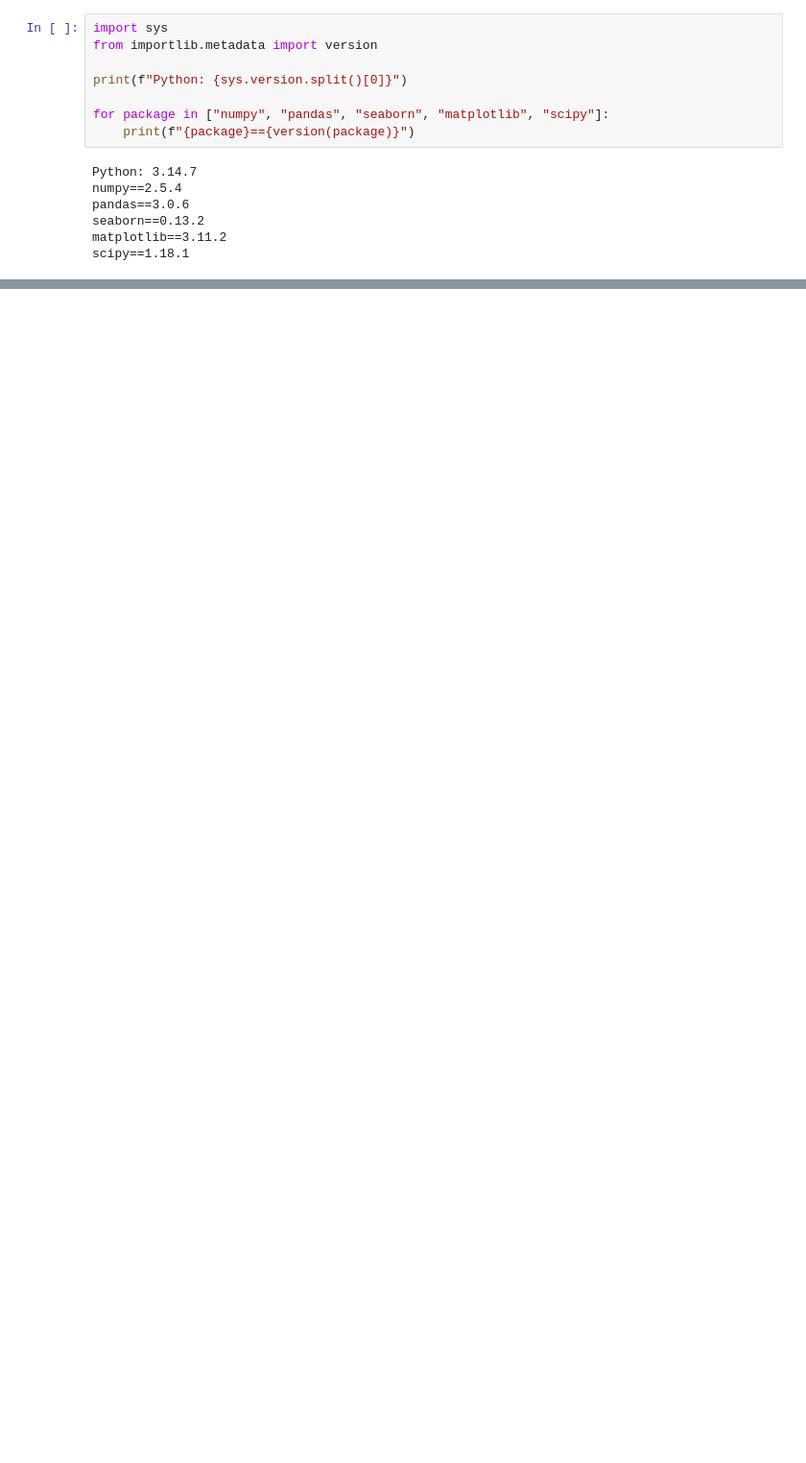
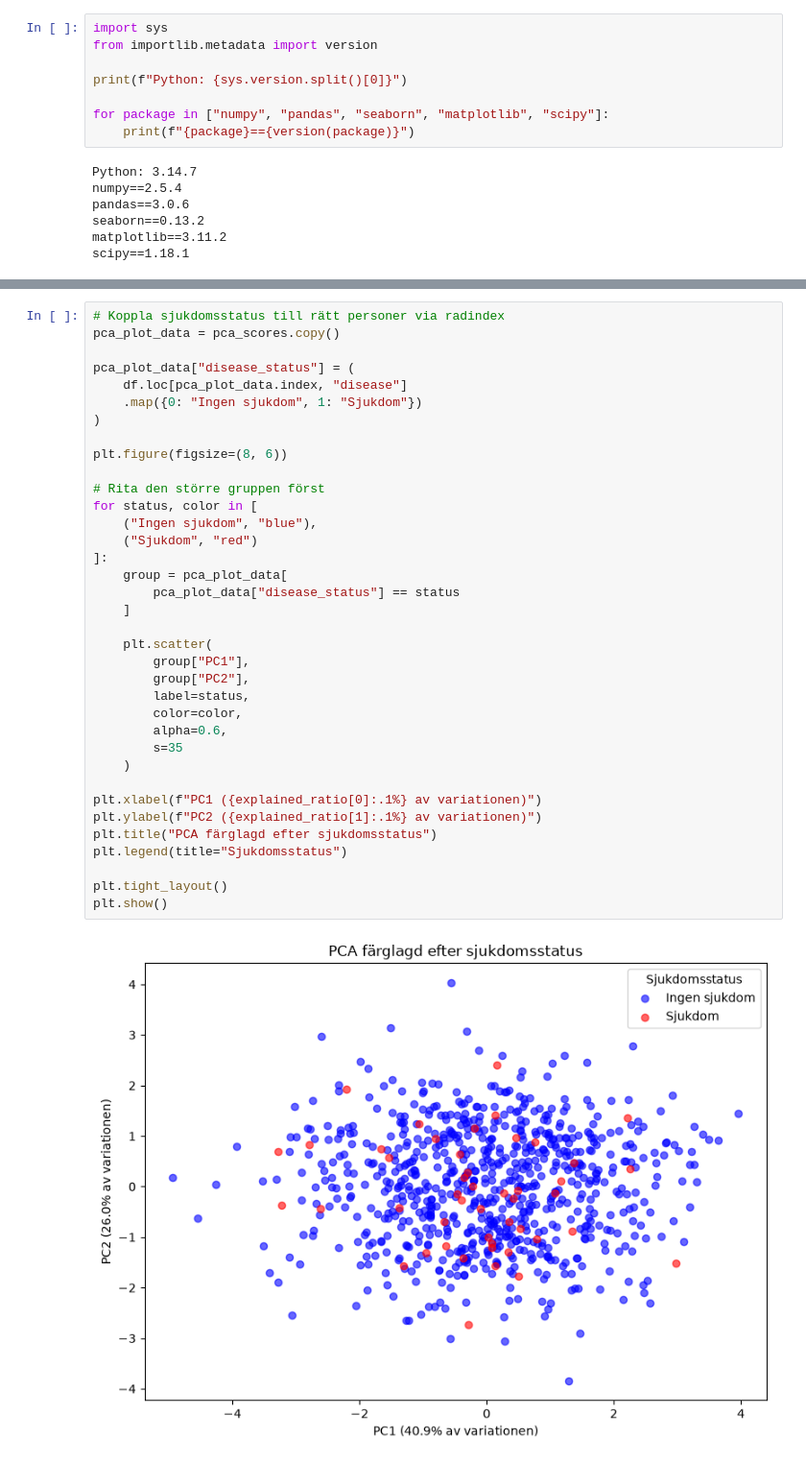
Before and after one commit to VicluUiB/statistisk-analys-halsodata_VictorLundstr-m, a Jupyter notebook: analys.ipynb, the cells around one changed output, grey strips where cells are left out. Shown at 96% size. Cells and saved outputs as stored; diff of their text form; blank space fills up the shorter version.

```diff
--- a/analys.ipynb
+++ b/analys.ipynb
@@ -643,0 +967,38 @@ scipy==1.18.1
+# %%
+# Koppla sjukdomsstatus till rätt personer via radindex
+pca_plot_data = pca_scores.copy()
+
+pca_plot_data["disease_status"] = (
+    df.loc[pca_plot_data.index, "disease"]
+    .map({0: "Ingen sjukdom", 1: "Sjukdom"})
+)
+
+plt.figure(figsize=(8, 6))
+
+# Rita den större gruppen först
+for status, color in [
+    ("Ingen sjukdom", "blue"),
+    ("Sjukdom", "red")
+]:
+    group = pca_plot_data[
+        pca_plot_data["disease_status"] == status
+    ]
+
+    plt.scatter(
+        group["PC1"],
+        group["PC2"],
+        label=status,
+        color=color,
+        alpha=0.6,
+        s=35
+    )
+
+plt.xlabel(f"PC1 ({explained_ratio[0]:.1%} av variationen)")
+plt.ylabel(f"PC2 ({explained_ratio[1]:.1%} av variationen)")
+plt.title("PCA färglagd efter sjukdomsstatus")
+plt.legend(title="Sjukdomsstatus")
+
+plt.tight_layout()
+plt.show()
+# %% [output]
+[figure, added]
```
Also changed, not shown: parts of 33 cells of this notebook, 1 other file.
